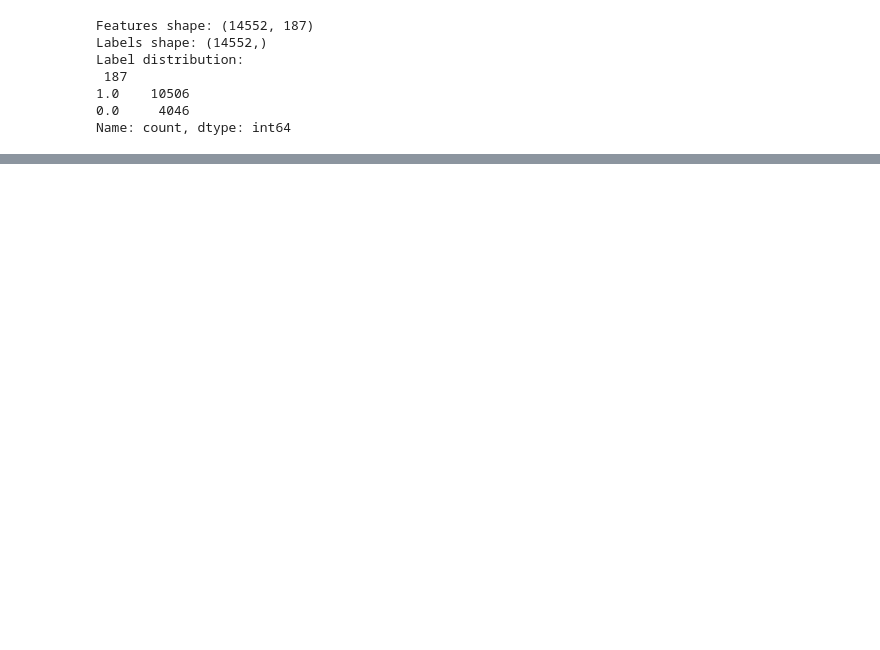
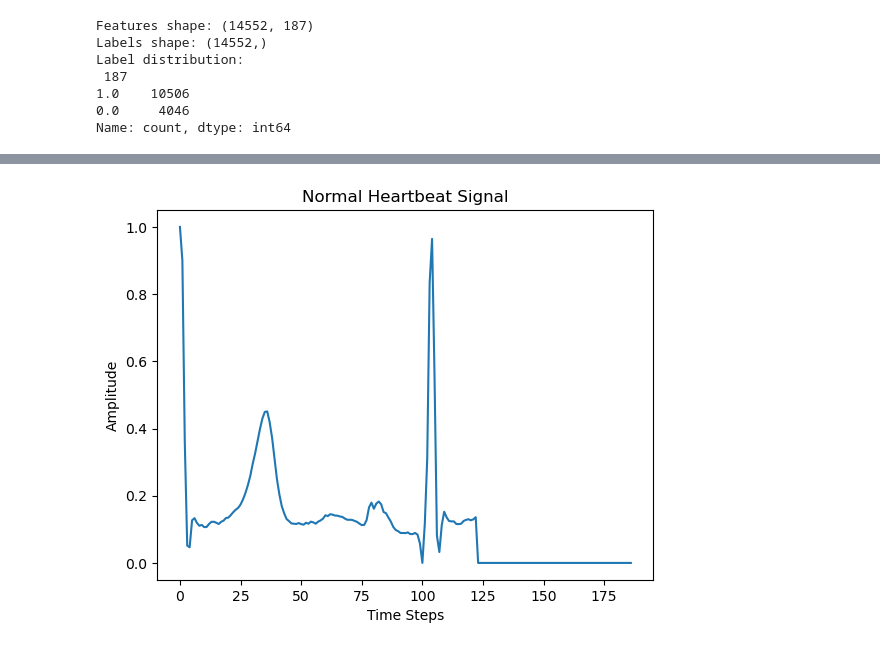
Before and after one commit to arilui/EKGenie, a Jupyter notebook: HawraaJupyter.ipynb, the cells around one changed output, grey strips where cells are left out. Cells and saved outputs as stored; diff of their text form; code cells hidden in the pictures; blank space fills up the shorter version.

```diff
--- a/HawraaJupyter.ipynb
+++ b/HawraaJupyter.ipynb
@@ -190,3 +123,12 @@ First 5 rows of normal data:
+# %%
+# Plot a normal heartbeat
+plt.plot(X.iloc[0])
+plt.title("Normal Heartbeat Signal")
+plt.xlabel("Time Steps")
+plt.ylabel("Amplitude")
+plt.show()
+# %% [output]
+[figure, added]
 # %%
 fig, ax = plt.subplots(nrows=2, ncols=3, figsize=(15, 10))
 ax = ax.flatten()
```
Also changed, not shown: parts of 27 cells of this notebook.
